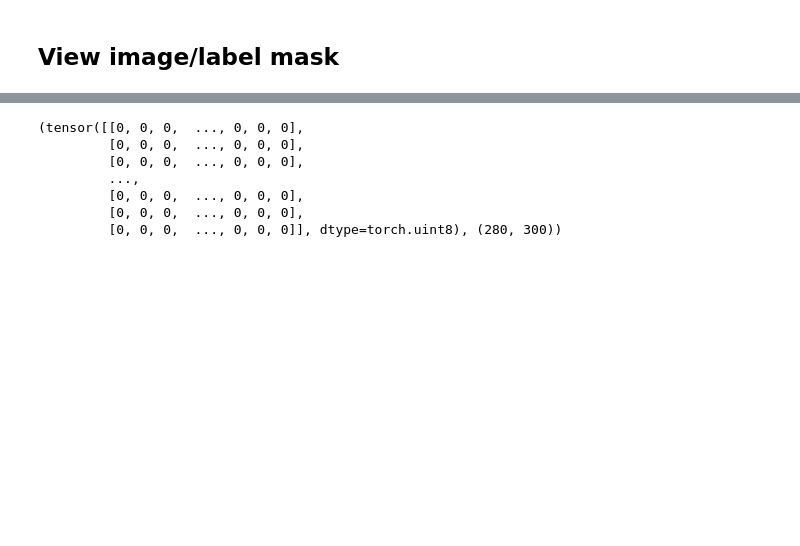
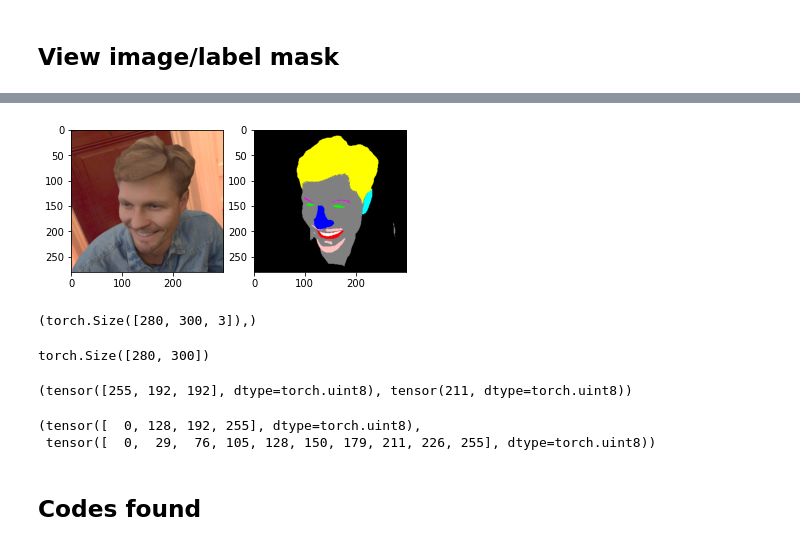
Before and after one commit to RGologorsky/fastai_proj, a Jupyter notebook: Image_Segmentation_Hair.ipynb, the cells around one changed output, grey strips where cells are left out. Drawn from its saved outputs; the diff is of its cells as text; code cells hidden in the pictures; blank space fills up the shorter version.

```diff
--- a/Image_Segmentation_Hair.ipynb
+++ b/Image_Segmentation_Hair.ipynb
@@ -79,2 +76,0 @@ drive/My Drive/fastai_proj/segmentation/data/femalefelice_env04/headrende0040.pn
-# %%
-path_lbl = data_dest/"labels"
@@ -132,10 +121,29 @@ mask.show()
-# %%
-tensor(mask), mask.shape
-# %% [output]
-(tensor([[0, 0, 0,  ..., 0, 0, 0],
-         [0, 0, 0,  ..., 0, 0, 0],
-         [0, 0, 0,  ..., 0, 0, 0],
-         ...,
-         [0, 0, 0,  ..., 0, 0, 0],
-         [0, 0, 0,  ..., 0, 0, 0],
-         [0, 0, 0,  ..., 0, 0, 0]], dtype=torch.uint8), (280, 300))
+# %%
+fig, (ax1, ax2) = plt.subplots(1, 2)
+ax1.imshow(img)
+ax2.imshow(img_lbl)
+plt.show()
+# %% [output]
+[figure, added]
+# %%
+img_lbl_t = tensor(img_lbl)
+img_lbl_t.shape #img_lbl_t
+# %% [output]
+(torch.Size([280, 300, 3]),)
+# %%
+mask_t = tensor(mask)
+mask_t.shape #mask_t
+# %% [output]
+torch.Size([280, 300])
+# %%
+idx1,idx2 = 200,150
+img_lbl_t[idx1,idx2], mask_t[idx1,idx2]
+# %% [output]
+(tensor([255, 192, 192], dtype=torch.uint8), tensor(211, dtype=torch.uint8))
+# %%
+img_lbl_t.unique(),mask_t.unique()
+# %% [output]
+(tensor([  0, 128, 192, 255], dtype=torch.uint8),
+ tensor([  0,  29,  76, 105, 128, 150, 179, 211, 226, 255], dtype=torch.uint8))
+# %% [markdown]
+## Codes found
```
Also changed, not shown: parts of 49 cells of this notebook.
